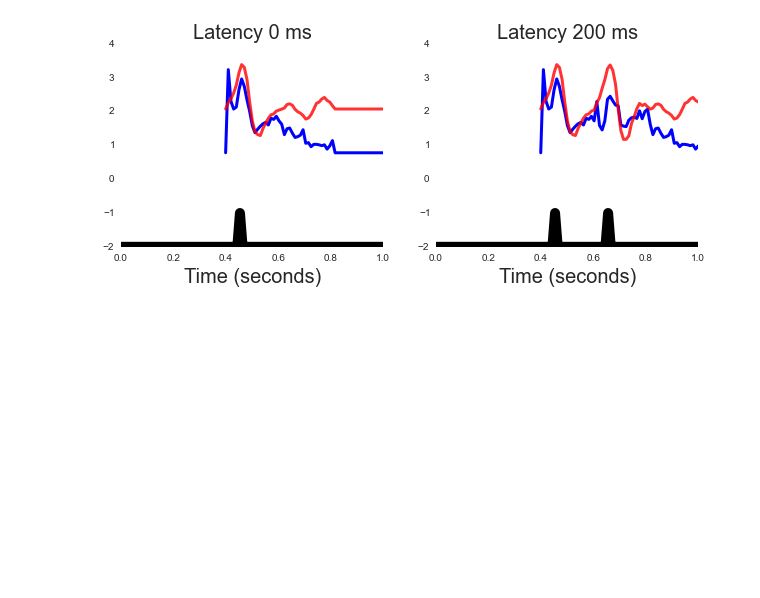
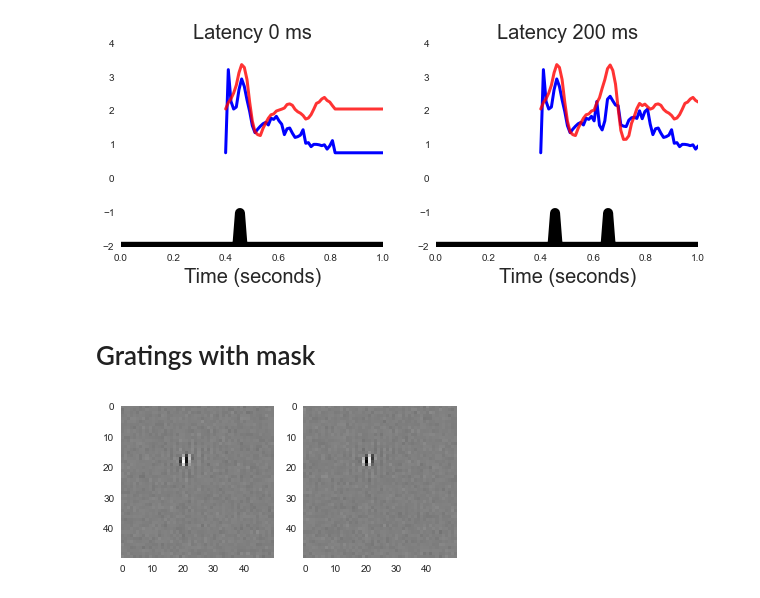
Before and after one commit to baccuslab/deep-retina, a Jupyter notebook: notebooks/Responses Probing Adaptation.ipynb, the cells around one changed output. Drawn from its saved outputs; the diff is of its cells as text; code cells hidden in the pictures; blank space fills up the shorter version.

Commit message:
some pretty cool flash and reversing grating responses! :wink:

```diff
--- a/notebooks/Responses Probing Adaptation.ipynb
+++ b/notebooks/Responses Probing Adaptation.ipynb
@@ -621,3 +621,18 @@ for x in range(num_cols):
         plt.title('Latency %d ms' %(flash_latency*10.), fontsize=20)
 # %% [output]
 [figure]
+# %% [markdown]
+# Gratings with mask
+# %%
+grating_width = 1
+grating_frame = -1*np.ones((50,50))
+grating_frame[:,::2*grating_width] = 1
+grating_frame = grating_frame * sp
+plt.subplot(121)
+plt.imshow(grating_frame, clim=[-np.max(abs(grating_frame)), np.max(abs(grating_frame))])
+plt.grid('off')
+plt.subplot(122)
+plt.imshow(-grating_frame, clim=[-np.max(abs(grating_frame)), np.max(abs(grating_frame))])
+plt.grid('off')
+# %% [output]
+[figure, added]
```
Also changed, not shown: parts of 9 cells of this notebook.
